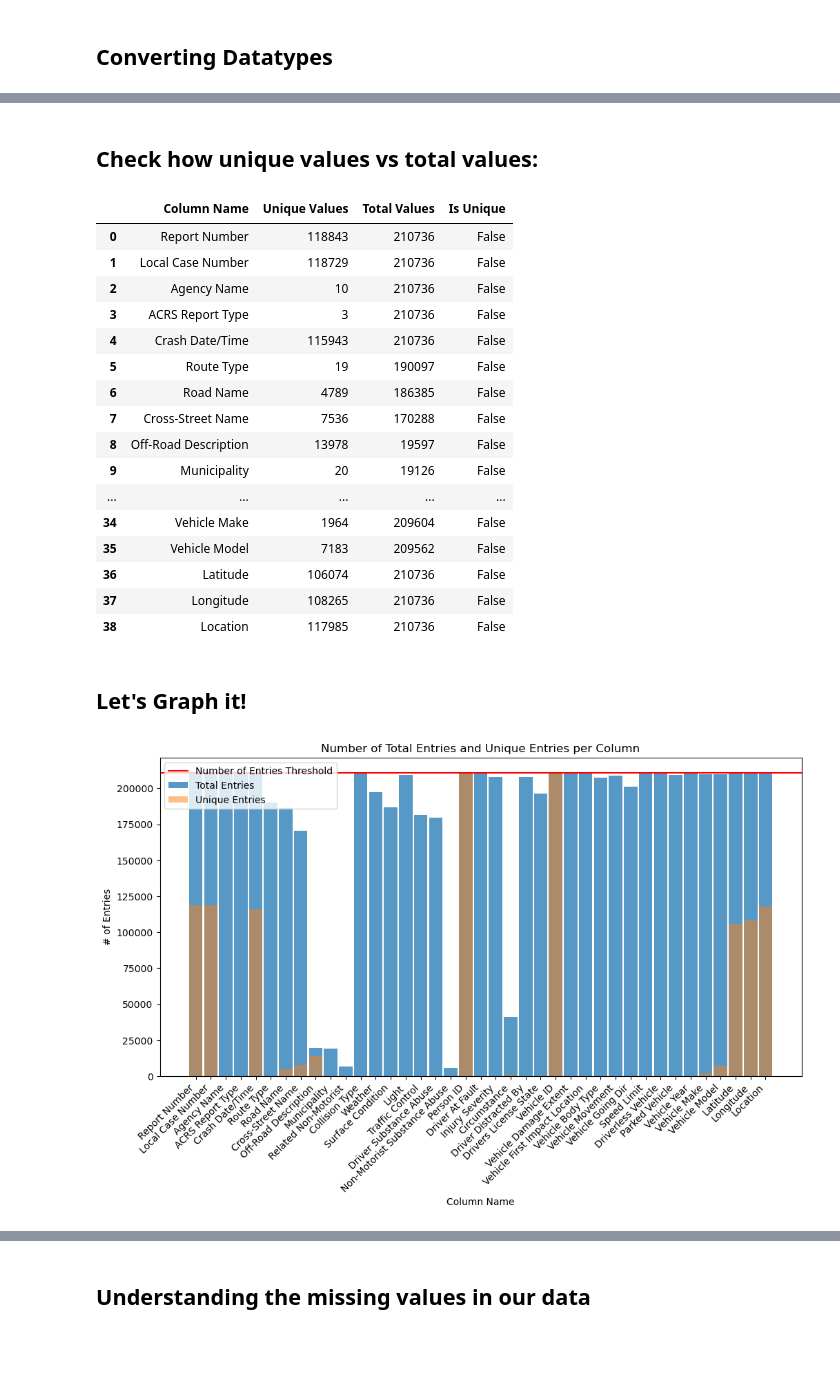
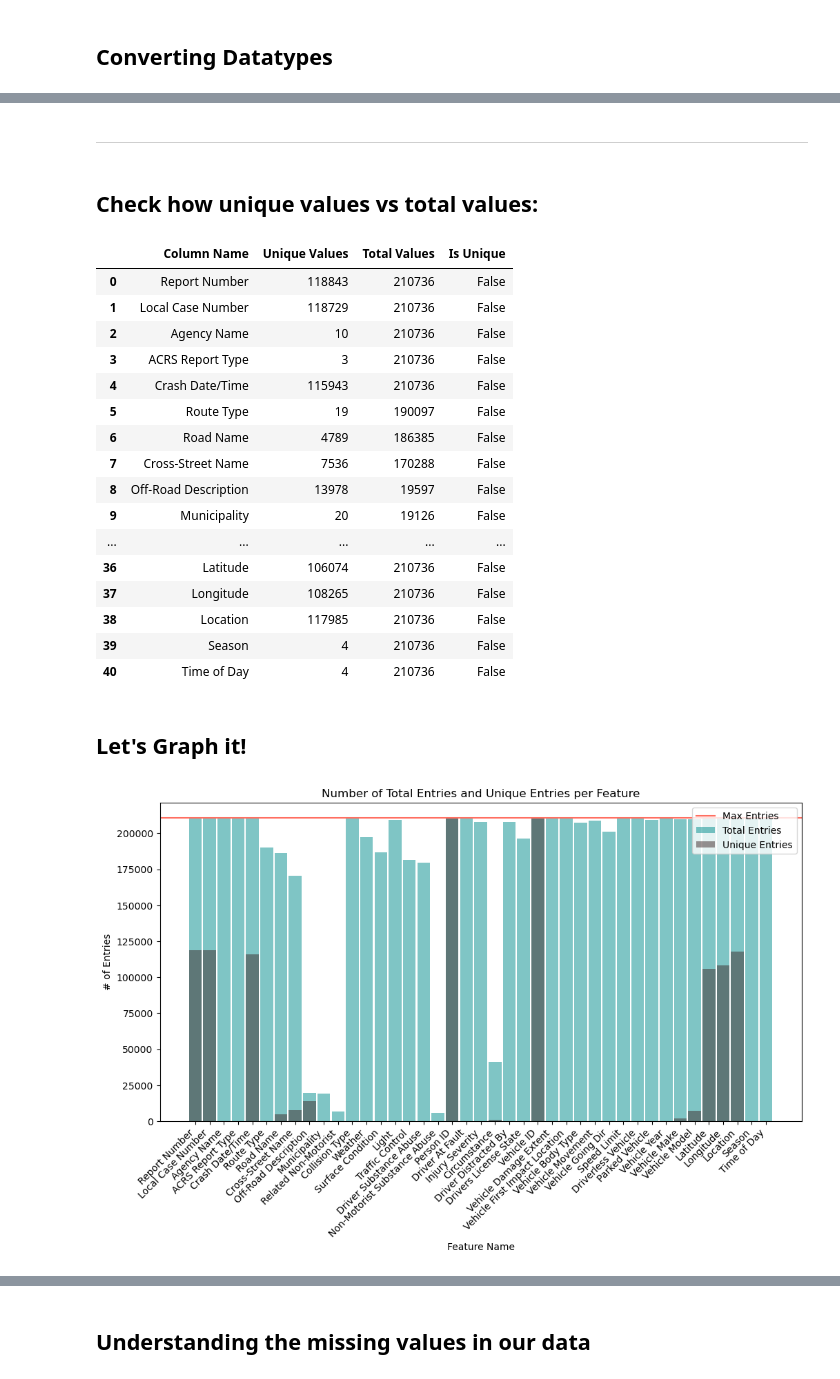
Before and after one commit to saiAbhiPrabhu/CMSC320_FinalProject, a Jupyter notebook: final_project.ipynb, the cells around one changed output, grey strips where cells are left out. Saved outputs shown, nothing was run; the diff lists cells and outputs as text; code cells hidden in the pictures; blank space fills up the shorter version.

```diff
--- a/final_project.ipynb
+++ b/final_project.ipynb
@@ -71,5 +89,10 @@ display(crash_df.head())
 # %%
 ### Lets convert the Crash Date/Time data from string to datetime format
 
-crash_df["Crash Date/Time"] = crash_df["Crash Date/Time"].apply()
+crash_df["Crash Date/Time"] = crash_df["Crash Date/Time"].apply(lambda x: pd.to_datetime(x))
+
+# Generate some new features based on the `Crash Date/Time` Column
+crash_df["Season"]      = crash_df["Crash Date/Time"].apply(lambda x: "Winter" if (x.month == 12 or x.month <= 2) else ("Spring" if (x.month > 2 and x.month <= 5) else ("Summer" if (x.month > 5 and x.month <= 8) else "Fall")))
+crash_df["Time of Day"] = crash_df["Crash Date/Time"].apply(lambda x: "Morning" if (x.hour < 12 and x.hour >= 5) else ("Afternoon" if (x.hour < 17 and x.hour >= 12) else ("Evening" if (x.hour < 21 and x.hour >= 17) else "Night")))
+display(crash_df.head())
 # %% [output]
@@ -88,3 +108,5 @@ Name: Crash Date/Time, Length: 210736, dtype: object
+# %% [markdown]
+_______________________________________________________________________________________________________________________________________________________
 # %% [markdown]
 ## Check how unique values vs total values:
 # %%
@@ -108,24 +130,24 @@ unique_df
 | 8 | Off-Road Description | 13978 | 19597 | False |
 | 9 | Municipality | 20 | 19126 | False |
 | ... | ... | ... | ... | ... |
-| 34 | Vehicle Make | 1964 | 209604 | False |
-| 35 | Vehicle Model | 7183 | 209562 | False |
 | 36 | Latitude | 106074 | 210736 | False |
 | 37 | Longitude | 108265 | 210736 | False |
 | 38 | Location | 117985 | 210736 | False |
+| 39 | Season | 4 | 210736 | False |
+| 40 | Time of Day | 4 | 210736 | False |
 # %% [markdown]
 ## Let's Graph it!
 # %%
 plt.figure(figsize=(12, 6))
-plt.bar(unique_df["Column Name"], unique_df["Total Values"], alpha=0.75, width=0.9, label="Total Entries")
-plt.bar(unique_df["Column Name"], unique_df["Unique Values"], alpha=0.5, width=0.9, label="Unique Entries")
-plt.axhline(total_entries, color='red', label='Number of Entries Threshold')
+plt.bar(unique_df["Column Name"], unique_df["Total Values"], alpha=0.5, width=0.9, label="Total Entries", color="#008C8C")
+plt.bar(unique_df["Column Name"], unique_df["Unique Values"], alpha=0.5, width=0.9, label="Unique Entries", color="#3E2A2A")
+plt.axhline(total_entries, color='#FF6F61', label='Max Entries')
 plt.xticks(rotation=45, ha='right')
-plt.xlabel("Column Name")
+plt.xlabel("Feature Name")
 plt.ylabel("# of Entries")
-plt.title("Number of Total Entries and Unique Entries per Column")
-plt.legend()
+plt.title("Number of Total Entries and Unique Entries per Feature")
+plt.legend(loc="upper right")
 plt.show()
 # %% [output]
-[figure, old version]
+[figure, new version]
 # %% [markdown]
```
Also changed, not shown: parts of 46 cells of this notebook, 2 other files.
